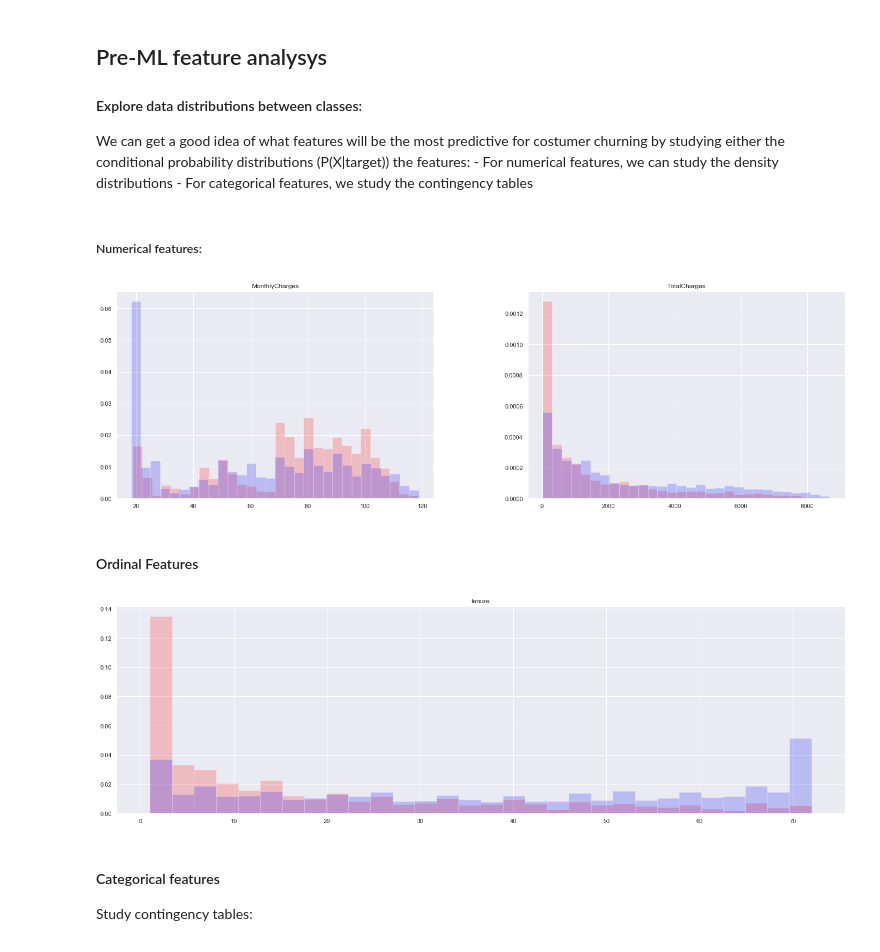
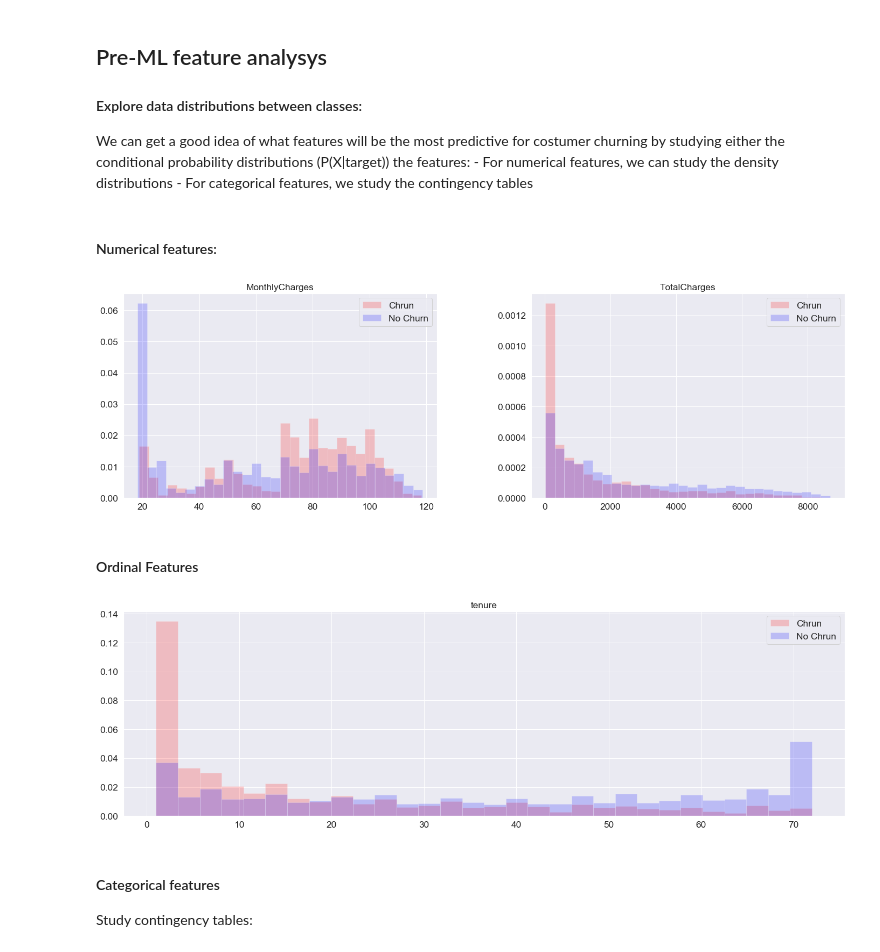
Before and after one commit to carlosjarguello/ds_practice_problems, a Jupyter notebook: customer_churn.ipynb, the cells around one changed output. Cells and saved outputs as stored; diff of their text form; code cells hidden in the pictures.

```diff
--- a/customer_churn.ipynb
+++ b/customer_churn.ipynb
@@ -12,6 +12,16 @@ import numpy as np
 import matplotlib.pyplot as plt
 import seaborn as sns
 sns.set(color_codes=True)
+# %%
+# Set global plot parameters
+params = {'legend.fontsize': 'x-large',
+          'figure.figsize': (15, 5),
+          'legend.loc': 'upper right',
+          'axes.labelsize': 'x-large',
+          'axes.titlesize':'x-large',
+          'xtick.labelsize':'x-large',
+          'ytick.labelsize':'x-large'}
+plt.rcParams.update(params)
 # %%
 # Encoders for categorical data:
 from sklearn.preprocessing import OneHotEncoder, StandardScaler
@@ -201,27 +211,30 @@ the conditional probability distributions (P(X|target)) the features:
 # Define mask for target
 churn_mask =  telco_data_processed.Churn == "Yes"
 # %% [markdown]
-##### Numerical features:
+#### Numerical features:
 # %%
 # Numerical features
 # Check distribution of numerical features for churn vs no-churn costumers:
 # Plot p(X|Target)
 
 fig, ax = plt.subplots(1, len(telco_numerical_features), figsize=(24, 7))
 
-_ = telco_data_processed[churn_mask][telco_numerical_features].hist(bins=30, ax=ax, alpha=0.2, color="red", density=True)
-_ = telco_data_processed[~churn_mask][telco_numerical_features].hist(bins=30, ax=ax, alpha=0.2, color="blue", density=True)
+_ = telco_data_processed[churn_mask][telco_numerical_features].hist(bins=30, ax=ax, alpha=0.2, color="red", density=True, label="Chrun")
+_ = telco_data_processed[~churn_mask][telco_numerical_features].hist(bins=30, ax=ax, alpha=0.2, color="blue", density=True, label="No Churn")
+_ = ax[0].legend()
+_ = ax[1].legend()
 # %% [output]
-[figure, old version]
+[figure, new version]
 # %% [markdown]
 #### Ordinal Features
 # %%
 fig, ax = plt.subplots(1, len(telco_ordinal_features), figsize=(24, 7))
 
-_ = telco_data_processed[churn_mask][telco_ordinal_features].hist(bins=30, ax=ax, alpha=0.2, color="red", density=True)
-_ = telco_data_processed[~churn_mask][telco_ordinal_features].hist(bins=30, ax=ax, alpha=0.2, color="blue", density=True)
+_ = telco_data_processed[churn_mask][telco_ordinal_features].hist(bins=30, ax=ax, alpha=0.2, color="red", density=True, label="Chrun")
+_ = telco_data_processed[~churn_mask][telco_ordinal_features].hist(bins=30, ax=ax, alpha=0.2, color="blue", density=True, label="No Chrun")
+_ = ax.legend()
 # %% [output]
-[figure, old version]
+[figure, new version]
 # %% [markdown]
 #### Categorical features
 
```
Also changed, not shown: parts of 19 cells of this notebook, 3 other files.
